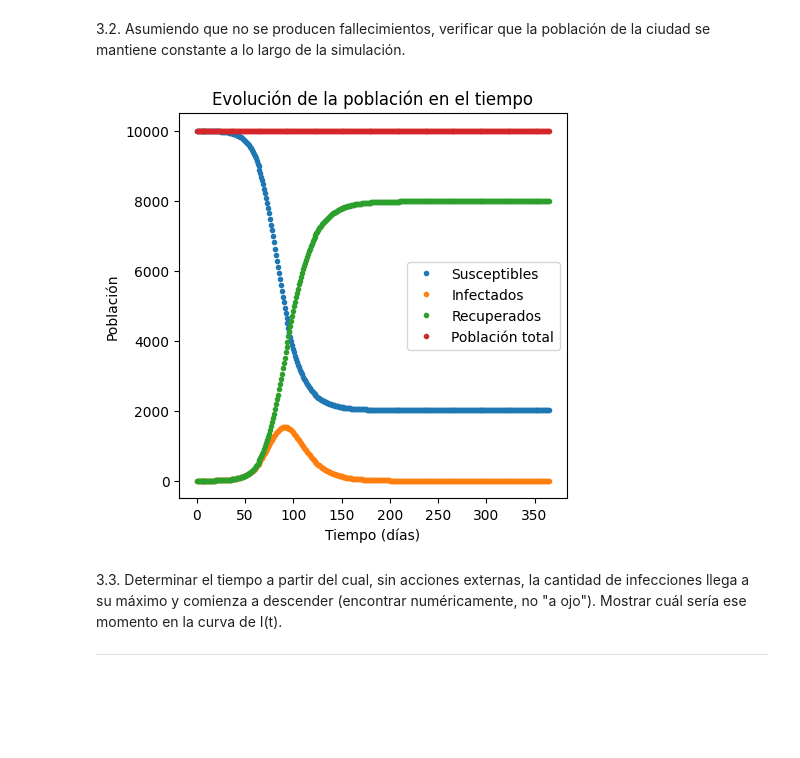
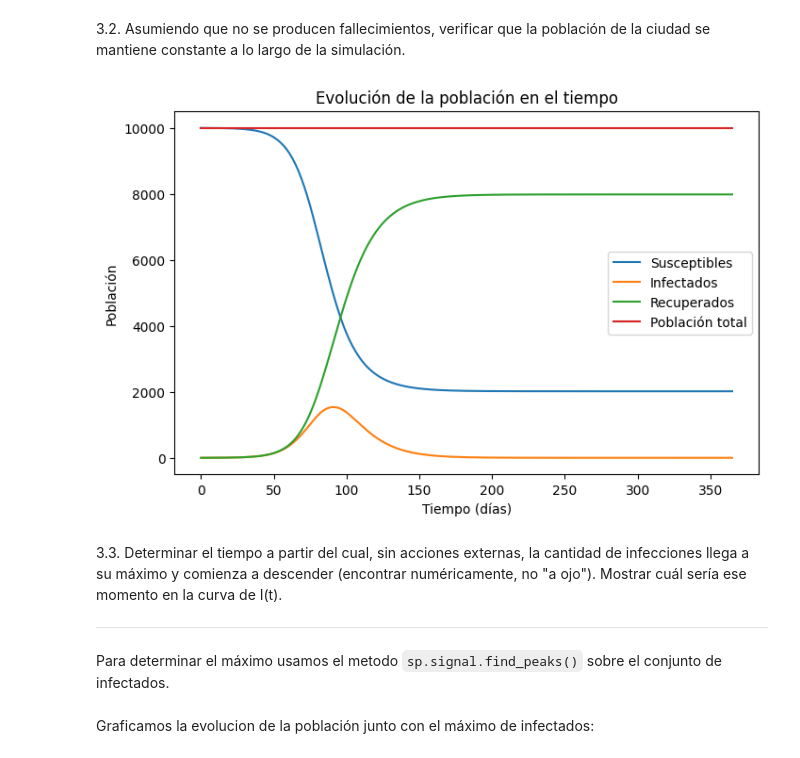
Before and after one commit to lmendezayl/modelado-continuo, a Jupyter notebook: trabajos-practicos/TP1IMC2025_MENDEZ_STANGALINI_DRELEWICZ.ipynb, the cells around one changed output. Saved outputs shown, nothing was run; the diff lists cells and outputs as text; code cells hidden in the pictures; blank space fills up the shorter version.

```diff
--- a/trabajos-practicos/TP1IMC2025_MENDEZ_STANGALINI_DRELEWICZ.ipynb
+++ b/trabajos-practicos/TP1IMC2025_MENDEZ_STANGALINI_DRELEWICZ.ipynb
@@ -38,10 +38,9 @@ def S(x, p=0, c=1):
 
 1.2. Estudie gráficamente la incidencia de los parámetros $\rho$ y $c$ en la forma funcional de la sigmoidea. Qué efecto tiene cada parámetro?
 # %%
-# @title
-x = np.linspace(-10, 10, 100)
-p = np.arange(-2, 2+1, 1)
-ci = np.arange(-2, 2+1, 1)
+x = np.linspace(-10, 10, 100) # Dominio a graficar
+p = np.arange(-2, 2+1, 1) # Valores de p
+ci = np.arange(-2, 2+1, 1) # Valores c
 
 fig, axes = plt.subplots(1, 2, figsize=(12, 5))
 
@@ -50,13 +49,17 @@ for pi in p:
     axes[0].plot(x,y, label=f"p = {pi}")
 axes[0].set_title("$S(\\rho + x)$ con $-2 \\leq \\rho \\leq 2$")
 axes[0].grid()
+axes[0].set_ylabel("$S(\\rho + x)$")
+axes[0].set_xlabel("x")
 axes[0].legend()
 
 for x0 in ci:
     y = S(x, c=x0)
-    axes[1].plot(x, y,label=f"c = {ci}")
+    axes[1].plot(x, y,label=f"c = {x0}")
 axes[1].set_title("$S(cx)$ con $-2 \\leq c \\leq 2$")
 axes[1].grid()
+axes[1].set_ylabel("$S(cx)$")
+axes[1].set_xlabel("x")
 axes[1].legend()
 
 plt.tight_layout()
@@ -205,9 +230,9 @@ for i in range(len(p)):
     for x0 in ci:
         t, x = odeEuler(f, x0, t_span=(0, 10), args=(p[i],))
         axes[i].plot(t, x)
-    axes[i].set_title(f"p = {p[i]}", fontsize=16)
-    axes[i].set_xlabel("$t$", fontsize=16)
+    axes[i].set_title(f"p = {p[i]}")
+    axes[i].set_xlabel("$t$")
     axes[i].grid()
-axes[0].set_ylabel("$x(t)$", fontsize=16)
+axes[0].set_ylabel("$x(t)$")
 plt.tight_layout()
 # %% [output]
@@ -559,39 +546,49 @@ Al inicio todos (menos 1) son suceptibles asi que comienza en 10000 y luego con
 # %%
 def sir(t, P, b=0.2, g=0.1):
     S, I, R = P
-    N = S + I + R
+    N = S + I + R # total de habitantes
     return [-b*S*I/N,
             b*S*I/N - g*I,
             g*I]
 
+# Parámetros
 N = 10000
-S0, I0, R0 = N-1, 1, 0
+S0, I0, R0 = N-1, 1, 0 # condiciones iniciales
 P0 = [S0, I0, R0]
-dt = 1 # dia
+dt = 1 # datos por dia
 tmax = 365 # simulamos un año
 t = np.arange(0, tmax+dt, step=dt)
-sol = sp.integrate.solve_ivp(sir, (0, tmax), P0, t_eval=t)
-P = sol.y
+
+# Resolución
+sol = sp.integrate.solve_ivp(sir, (0, tmax), P0, t_eval=t )
+P = sol.y # solve_ivp() retorna objeto con
 S, I, R = P[0,:], P[1,:], P[2,:]
-T = S + R + I # población total
+T = S + I + R
 
-plt.figure(figsize=(5, 5))
-plt.plot(t, S, "." ,label="Susceptibles")
-plt.plot(t, I, "." ,label="Infectados")
-plt.plot(t, R, "." ,label="Recuperados")
-plt.plot(t, T, "." ,label="Población total")
+plt.figure(figsize=(8, 5))
+
+plt.plot(t, S, label="Susceptibles")
+plt.plot(t, I, label="Infectados")
+plt.plot(t, R, label="Recuperados")
+plt.plot(t, T, label="Población total")
+
 plt.xlabel("Tiempo (días)")
 plt.ylabel("Población")
 plt.title("Evolución de la población en el tiempo")
 plt.legend()
+
 plt.show()
 # %% [output]
-[figure, old version]
+[figure, new version]
 # %% [markdown]
 
 3.3. Determinar el tiempo a partir del cual, sin acciones externas, la cantidad de infecciones llega a su máximo y comienza a descender (encontrar numéricamente, no "a ojo"). Mostrar cuál sería ese momento en la curva de I(t).
 
 ---
+# %% [markdown]
+Para determinar el máximo usamos el metodo `sp.signal.find_peaks()` sobre el conjunto de infectados.
 # %%
 max = sp.signal.find_peaks(I)[0][0]
+# %% [markdown]
+Graficamos la evolucion de la población junto con el máximo de infectados:
 # %%
```
Also changed, not shown: parts of 23 cells of this notebook.
